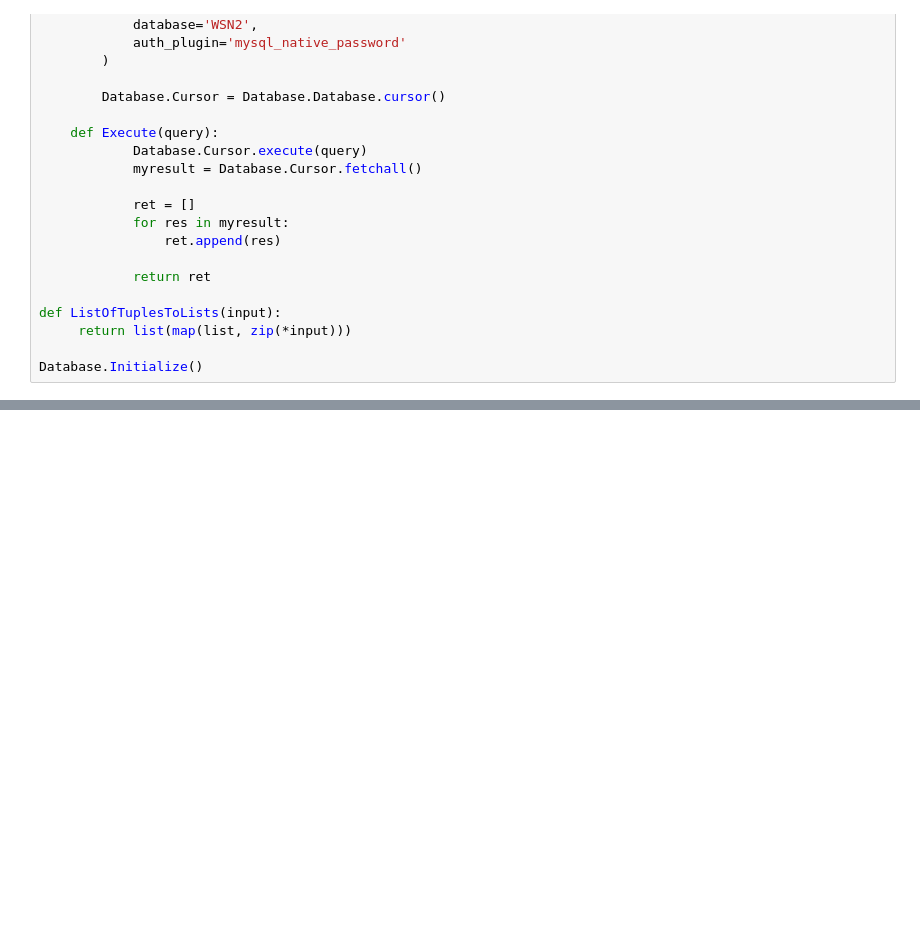
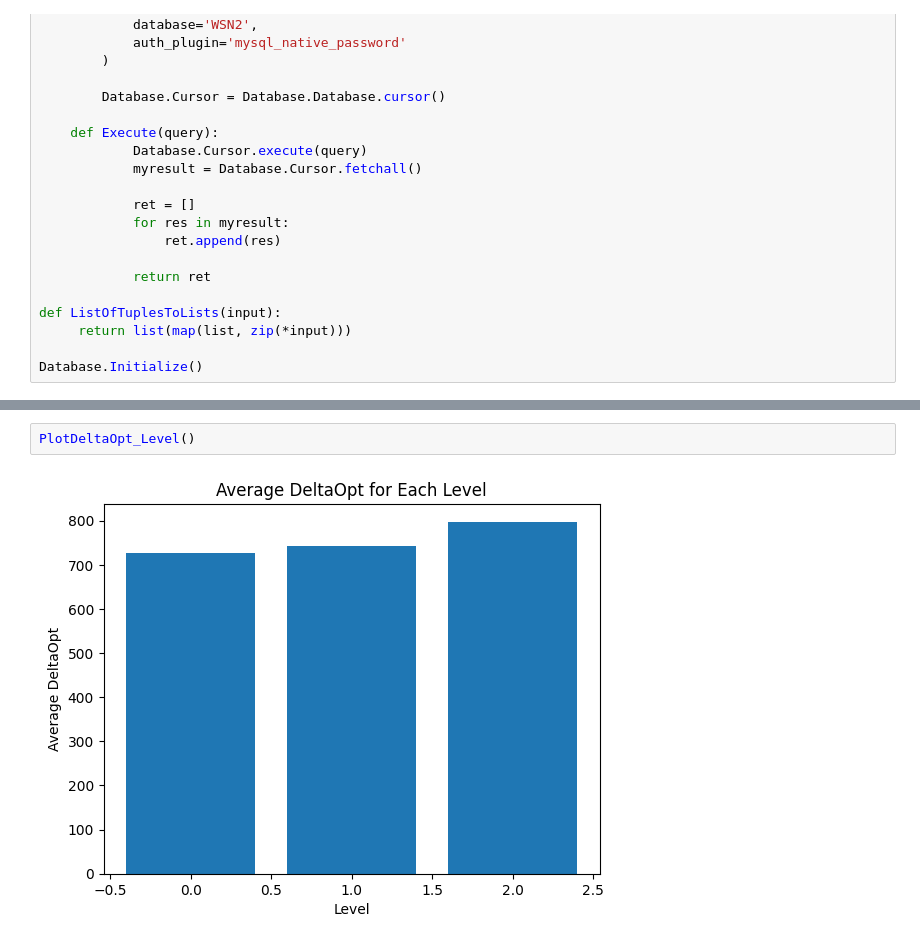
Before and after one commit to FlaneTern/FT-TDMA, a Jupyter notebook: Database/WSN2.ipynb, the cells around one changed output, grey strips where cells are left out. Drawn from its saved outputs; the diff is of its cells as text; blank space fills up the shorter version.

```diff
--- a/Database/WSN2.ipynb
+++ b/Database/WSN2.ipynb
@@ -200,0 +234,4 @@ PlotCorrelationCollectionTime_DeltaOpt()
+# %%
+PlotDeltaOpt_Level()
+# %% [output]
+[figure, added]
```
Also changed, not shown: parts of 11 cells of this notebook, 1 other file.
